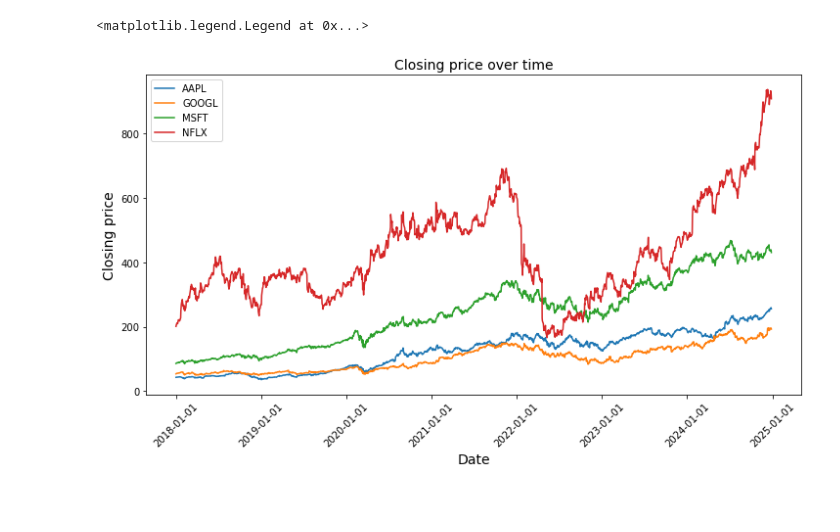
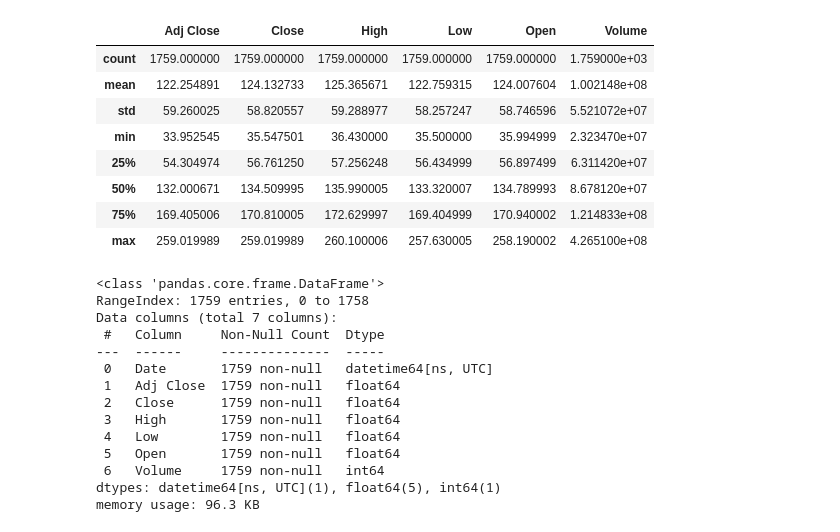
Before and after one commit to BoraGoksal/FinDataAnalysis, a Jupyter notebook: notebooks/exploratory_analysis.ipynb, the cells around one changed output. Saved outputs shown, nothing was run; the diff lists cells and outputs as text; code cells hidden in the pictures; blank space fills up the shorter version.

```diff
--- a/notebooks/exploratory_analysis.ipynb
+++ b/notebooks/exploratory_analysis.ipynb
@@ -11,26 +29,32 @@ AAPL['Date'] = pd.to_datetime(AAPL['Date'])
 GOOGL['Date'] = pd.to_datetime(GOOGL['Date'])
 MSFT['Date'] = pd.to_datetime(MSFT['Date'])
 NFLX['Date'] = pd.to_datetime(NFLX['Date'])
-# %%
-import matplotlib.pyplot as plt
-import seaborn as sns
-
-# Adjust figure size for better spacing
-plt.figure(figsize=(12, 6))
-
-# Plotting
-plt.plot(AAPL['Date'],AAPL['Close'], label = "AAPL")
-plt.plot(GOOGL['Date'],GOOGL['Close'], label = "GOOGL")
-plt.plot(MSFT['Date'],MSFT['Close'], label = "MSFT" )
-plt.plot(NFLX['Date'],NFLX['Close'], label = "NFLX" )
-
-plt.gca().xaxis.set_major_formatter(mdates.DateFormatter('%Y-%m-%d'))
-plt.xticks(rotation=45)
-
-plt.xlabel('Date', fontsize = 14)
-plt.ylabel('Closing price', fontsize = 14)
-plt.title('Closing price over time', fontsize = 14)
-plt.legend()
-# %% [output]
-<matplotlib.legend.Legend at 0x...>
-[figure, removed]
+# %%
+AAPL.describe()
+# %% [output]
+|  | Adj Close | Close | High | Low | Open | Volume |
+| count | 1759.000000 | 1759.000000 | 1759.000000 | 1759.000000 | 1759.000000 | 1.759000e+03 |
+| mean | 122.254891 | 124.132733 | 125.365671 | 122.759315 | 124.007604 | 1.002148e+08 |
+| std | 59.260025 | 58.820557 | 59.288977 | 58.257247 | 58.746596 | 5.521072e+07 |
+| min | 33.952545 | 35.547501 | 36.430000 | 35.500000 | 35.994999 | 2.323470e+07 |
+| 25% | 54.304974 | 56.761250 | 57.256248 | 56.434999 | 56.897499 | 6.311420e+07 |
+| 50% | 132.000671 | 134.509995 | 135.990005 | 133.320007 | 134.789993 | 8.678120e+07 |
+| 75% | 169.405006 | 170.810005 | 172.629997 | 169.404999 | 170.940002 | 1.214833e+08 |
+| max | 259.019989 | 259.019989 | 260.100006 | 257.630005 | 258.190002 | 4.265100e+08 |
+# %%
+AAPL.info()
+# %% [output]
+<class 'pandas.core.frame.DataFrame'>
+RangeIndex: 1759 entries, 0 to 1758
+Data columns (total 7 columns):
+ #   Column     Non-Null Count  Dtype
+---  ------     --------------  -----
+ 0   Date       1759 non-null   datetime64[ns, UTC]
+ 1   Adj Close  1759 non-null   float64
+ 2   Close      1759 non-null   float64
+ 3   High       1759 non-null   float64
+ 4   Low        1759 non-null   float64
+ 5   Open       1759 non-null   float64
+ 6   Volume     1759 non-null   int64
+dtypes: datetime64[ns, UTC](1), float64(5), int64(1)
+memory usage: 96.3 KB
```
Also changed, not shown: parts of 4 cells of this notebook.
